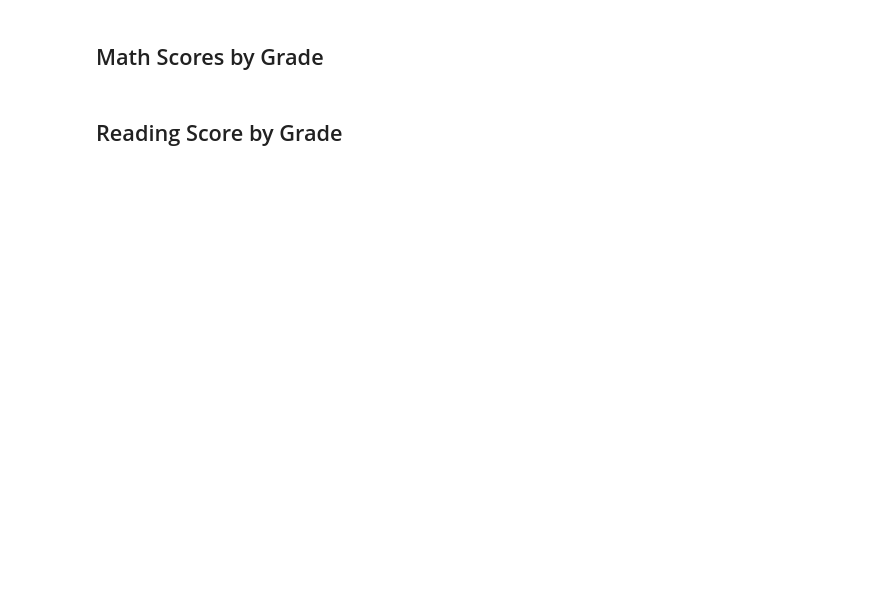
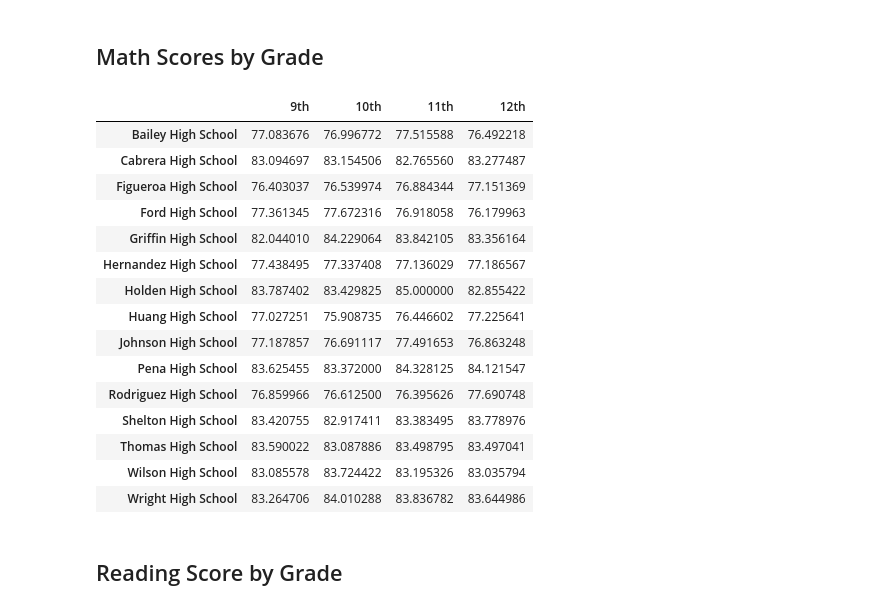
Before and after one commit to RondaJoy/Pandas-Challenge, a Jupyter notebook: PyCitySchools/PyCitySchools_data analysis.ipynb, the cells around one changed output. Saved outputs shown, nothing was run; the diff lists cells and outputs as text; code cells hidden in the pictures; blank space fills up the shorter version.

```diff
--- a/PyCitySchools/PyCitySchools_data analysis.ipynb
+++ b/PyCitySchools/PyCitySchools_data analysis.ipynb
@@ -450,24 +463,53 @@ bottom_schools.head(5)
 ## Math Scores by Grade
 # %%
 # Use the code provided to separate the data by grade
-ninth_graders = school_data_complete[(school_data_complete["grade"] == "9th")]
-tenth_graders = school_data_complete[(school_data_complete["grade"] == "10th")]
-eleventh_graders = school_data_complete[(school_data_complete["grade"] == "11th")]
-twelfth_graders = school_data_complete[(school_data_complete["grade"] == "12th")]
+ninth = comprehensive[(comprehensive["grade"] == "9th")]
+tenth = comprehensive[(comprehensive["grade"] == "10th")]
+eleventh = comprehensive[(comprehensive["grade"] == "11th")]
+twelfth = comprehensive[(comprehensive["grade"] == "12th")]
 
 # Group by `school_name` and take the mean of the `math_score` column for each.
-ninth_grade_math_scores =
-tenth_grader_math_scores =
-eleventh_grader_math_scores =
-twelfth_grader_math_scores =
+math9 = ninth[["school_name", "math_score"]]
+avg_math9 = math9.groupby(["school_name"]).mean()
+
+math10 = tenth[["school_name", "math_score"]]
+avg_math10 = math10.groupby(["school_name"]).mean()
+
+math11 = eleventh[["school_name", "math_score"]]
+avg_math11 = math11.groupby(["school_name"]).mean()
+
+math12 = twelfth[["school_name", "math_score"]]
+avg_math12 = math12.groupby(["school_name"]).mean()
 
 # Combine each of the scores above into single DataFrame called `math_scores_by_grade`
-math_scores_by_grade =
+math_bg1 = pd.merge(avg_math9, avg_math10, on="school_name")
+math_bg101 = math_bg1.rename(columns={"math_score_x":"9th", "math_score_y":"10th"})
+math_bg2 = pd.merge(math_bg101, avg_math11, on="school_name")
+math_bg201 = math_bg2.rename(columns={"math_score":"11th"})
+math_bg3 = pd.merge(math_bg201, avg_math12, on="school_name")
+math_bg = math_bg3.rename(columns={"math_score":"12th"})
 
 # Minor data wrangling
-math_scores_by_grade.index.name = None
+math_bg.index.name = None
 
 # Display the DataFrame
-math_scores_by_grade
+math_bg
+# %% [output]
+|  | 9th | 10th | 11th | 12th |
+| Bailey High School | 77.083676 | 76.996772 | 77.515588 | 76.492218 |
+| Cabrera High School | 83.094697 | 83.154506 | 82.765560 | 83.277487 |
+| Figueroa High School | 76.403037 | 76.539974 | 76.884344 | 77.151369 |
+| Ford High School | 77.361345 | 77.672316 | 76.918058 | 76.179963 |
+| Griffin High School | 82.044010 | 84.229064 | 83.842105 | 83.356164 |
+| Hernandez High School | 77.438495 | 77.337408 | 77.136029 | 77.186567 |
+| Holden High School | 83.787402 | 83.429825 | 85.000000 | 82.855422 |
+| Huang High School | 77.027251 | 75.908735 | 76.446602 | 77.225641 |
+| Johnson High School | 77.187857 | 76.691117 | 77.491653 | 76.863248 |
+| Pena High School | 83.625455 | 83.372000 | 84.328125 | 84.121547 |
+| Rodriguez High School | 76.859966 | 76.612500 | 76.395626 | 77.690748 |
+| Shelton High School | 83.420755 | 82.917411 | 83.383495 | 83.778976 |
+| Thomas High School | 83.590022 | 83.087886 | 83.498795 | 83.497041 |
+| Wilson High School | 83.085578 | 83.724422 | 83.195326 | 83.035794 |
+| Wright High School | 83.264706 | 84.010288 | 83.836782 | 83.644986 |
 # %% [markdown]
 ## Reading Score by Grade
```
Also changed, not shown: parts of 22 cells of this notebook.
